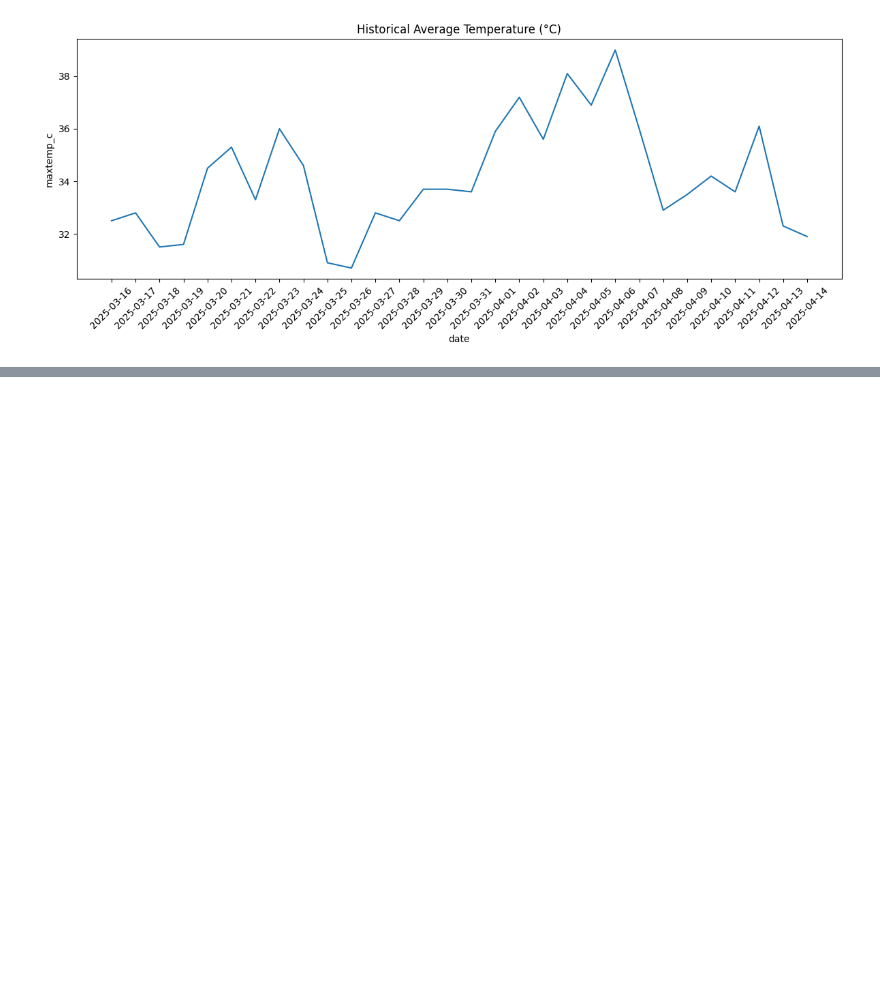
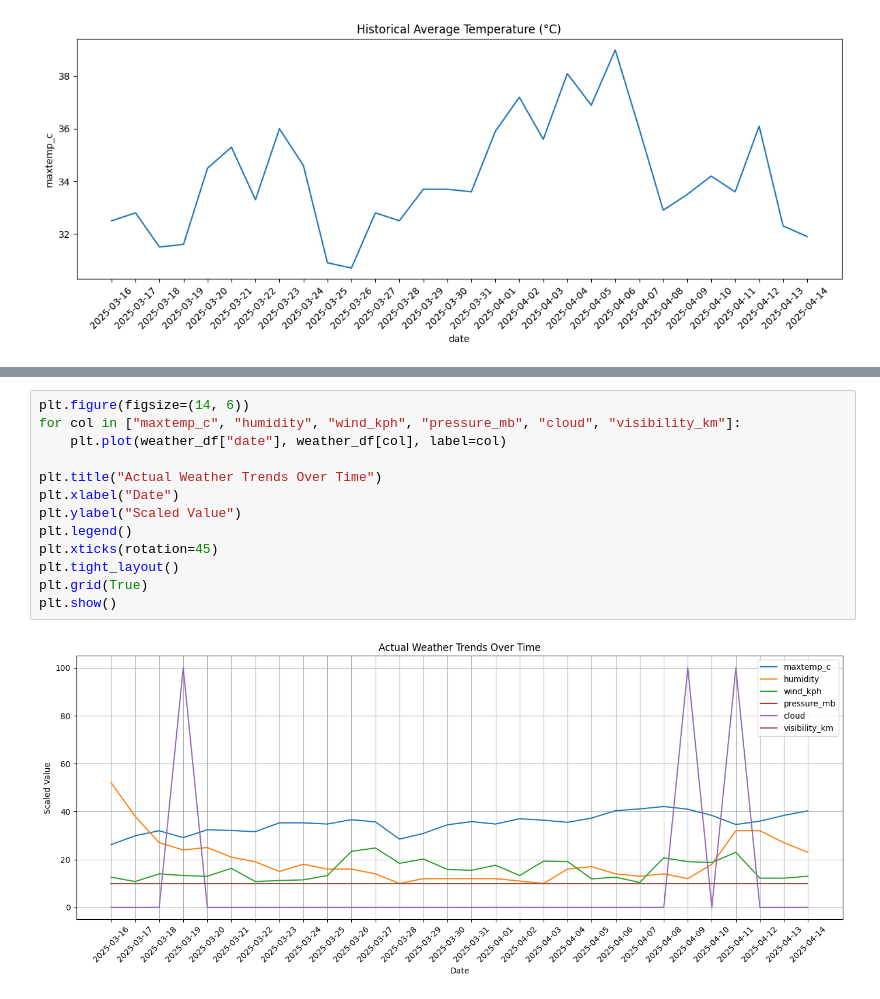
Before and after one commit to MahnoorIqbal-6565/Weather, a Jupyter notebook: nextdaytemp.ipynb, the cells around one changed output, grey strips where cells are left out. Cells and saved outputs as stored; diff of their text form; blank space fills up the shorter version.

```diff
--- a/nextdaytemp.ipynb
+++ b/nextdaytemp.ipynb
@@ -199,0 +128,15 @@ Next-Day Weather Forecast (Predicted):
+# %%
+plt.figure(figsize=(14, 6))
+for col in ["maxtemp_c", "humidity", "wind_kph", "pressure_mb", "cloud", "visibility_km"]:
+    plt.plot(weather_df["date"], weather_df[col], label=col)
+
+plt.title("Actual Weather Trends Over Time")
+plt.xlabel("Date")
+plt.ylabel("Scaled Value")
+plt.legend()
+plt.xticks(rotation=45)
+plt.tight_layout()
+plt.grid(True)
+plt.show()
+# %% [output]
+[figure, added]
```
Also changed, not shown: parts of 4 cells of this notebook, 1 other file.
